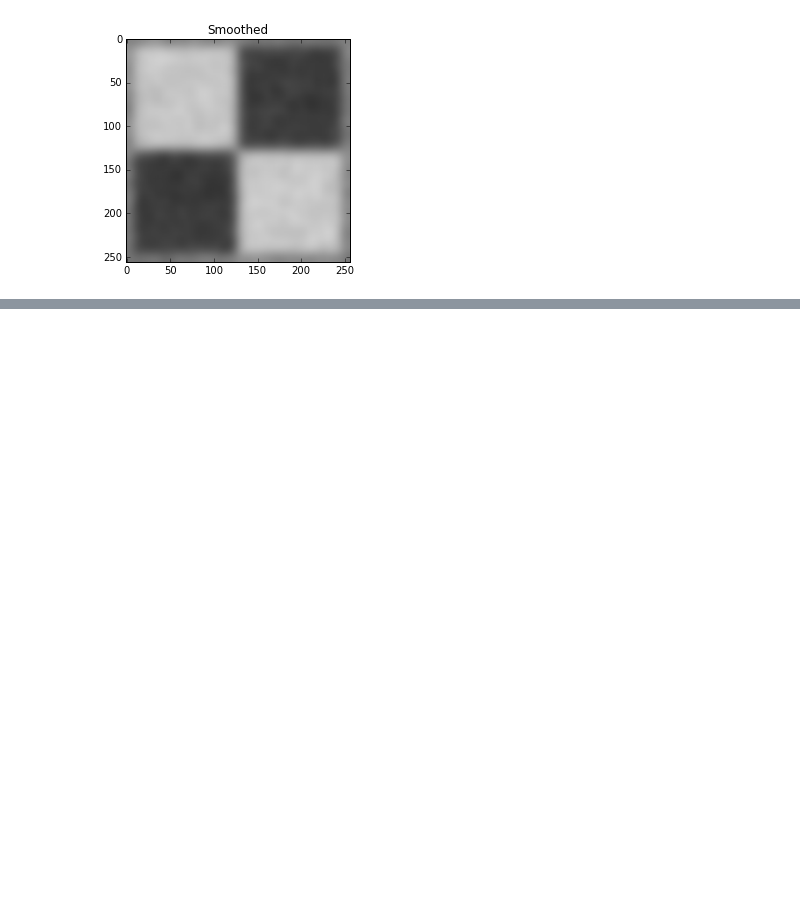
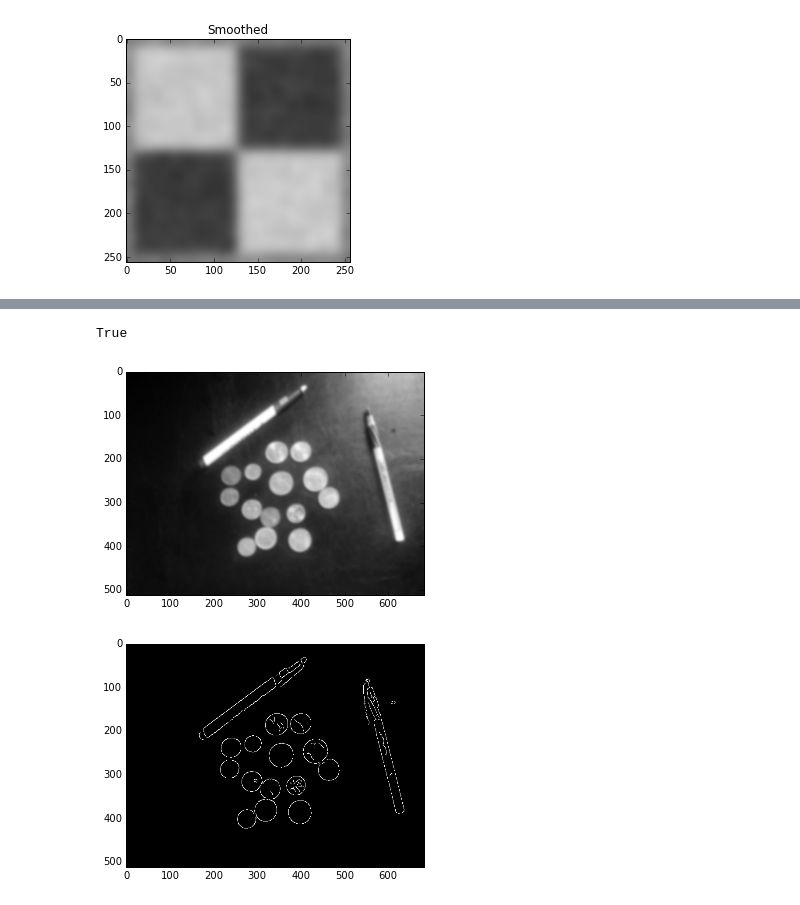
Before and after one commit to thomasantony/ud810-intro-computer-vision, a Jupyter notebook: ps1/ps1.ipynb, the cells around one changed output, grey strips where cells are left out. Saved outputs shown, nothing was run; the diff lists cells and outputs as text; code cells hidden in the pictures; blank space fills up the shorter version.

```diff
--- a/ps1/ps1.ipynb
+++ b/ps1/ps1.ipynb
@@ -165 +211,18 @@ True
+# %%
+# Question 4.a
+img1 = cv2.imread('input/ps1-input1.png')
+img1_gray = cv2.cvtColor(img1, cv2.COLOR_BGR2GRAY)
+img1_smooth = cv2.GaussianBlur(img1_gray, (15, 15), 0)
+cv2.imwrite('output/ps1-4-a-1.png', img1_smooth)
+plt.imshow(img1_smooth, 'gray')
+
+# Question 4.b
+plt.figure()
+img1_edge = cv2.Canny(img1_smooth, 10, 50)
+plt.imshow(img1_edge, 'gray')
+cv2.imwrite('output/ps1-4-b-1.png', img1_edge)
+# %% [output]
+True
+[figure, added]
+[figure, added]
 # %%
```
Also changed, not shown: parts of 10 cells of this notebook, 11 other files.
